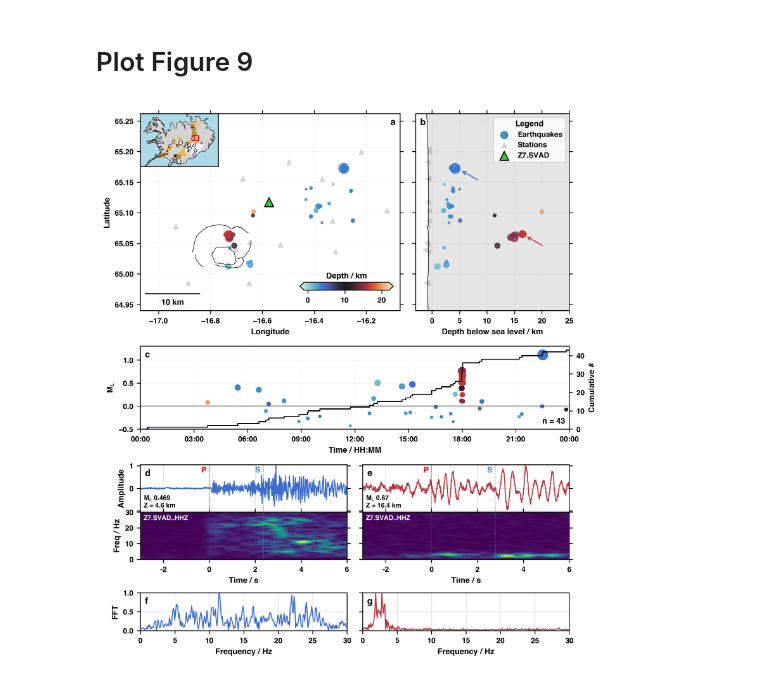
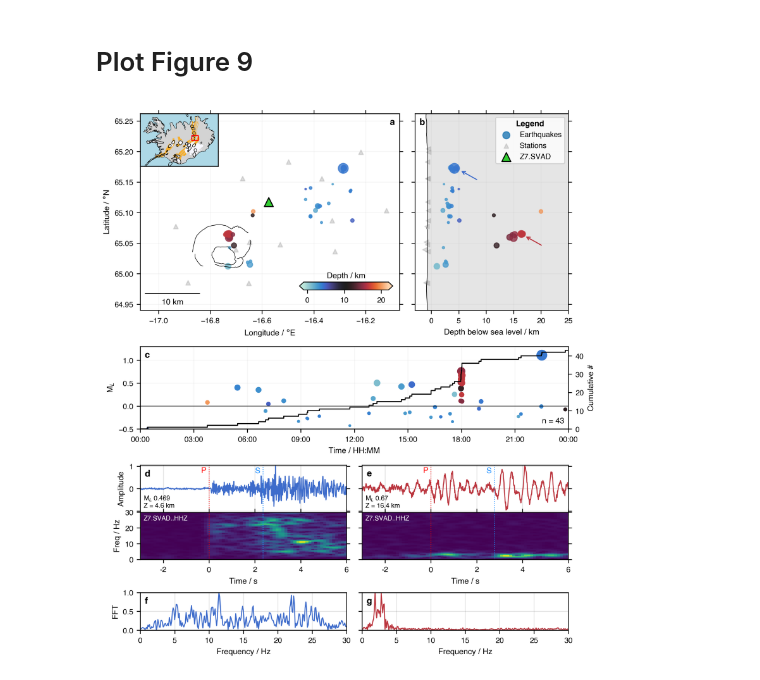
Before and after one commit to QuakeMigrate/manuscript, a Jupyter notebook: figures/Askja_VT-DLP_example/figure_9.ipynb, the cells around one changed output. Cells and saved outputs as stored; diff of their text form; code cells hidden in the pictures.

Commit message:
:wrench: Tweak axes labelling on Fig9 & Fig10
Add degree symbol.

```diff
--- a/figures/Askja_VT-DLP_example/figure_9.ipynb
+++ b/figures/Askja_VT-DLP_example/figure_9.ipynb
@@ -260,8 +260,8 @@ cax.xaxis.set_label_position("top")
 # Set axes limits & labels
 ax_map.set_xlim(xmin, xmax)
 ax_map.set_ylim(ymin, ymax)
-ax_map.set_ylabel("Latitude")
-ax_map.set_xlabel("Longitude")
+ax_map.set_ylabel("Latitude / $\degree$N")
+ax_map.set_xlabel("Longitude / $\degree$E")
 ax_map.tick_params(which="both", bottom=True, top=True, right=True,
                    labelbottom=True)
 
@@ -552,31 +552,31 @@ for i, event_id in enumerate(["20111026151312040", "20111026180130100"]):
     ax2.tick_params(right=True, top=True)
     ax2.set_xlabel('Time / s')
     ax2.set_xticks(np.arange(2*pre_time-2, 2*pre_time+post_time+1, 2))
     ax2.set_xticklabels(np.arange(-2, 7, 2))
     # Annotate with Trace ID
     ax2.add_artist(AnchoredText(tr_spec.id,
                                 loc="upper left",
                                 frameon=False, borderpad=0.1,
                                 prop={"color": "w", "size": 6.5}))
 
     # Plot FFT
     ax3.plot(frq, FFT / np.max(FFT),
              color=cmap_sm.to_rgba(event.Z.values[0]), lw=1)
 
     # Axes labels, limits
     ax3.set_xlabel('Frequency / Hz')
     if i == 0:
         ax3.set_ylabel('FFT')
     else:
         ax3.tick_params(labelleft=False)
     ax3.set_xlim(0, filt2)
     ax3.set_ylim(0, 1)
     ax3.grid(c="k", alpha=0.1)
     ax3.add_artist(AnchoredText(f"{labels[i][1]}",
                                 loc="upper left",
                                 prop={"size": 9, "weight": "bold"},
                                 frameon=False, borderpad=0.1))
 
 fig.tight_layout()
 # %% [output]
-[figure, old version]
+[figure, new version]
```
Also changed, not shown: 1 other file.
